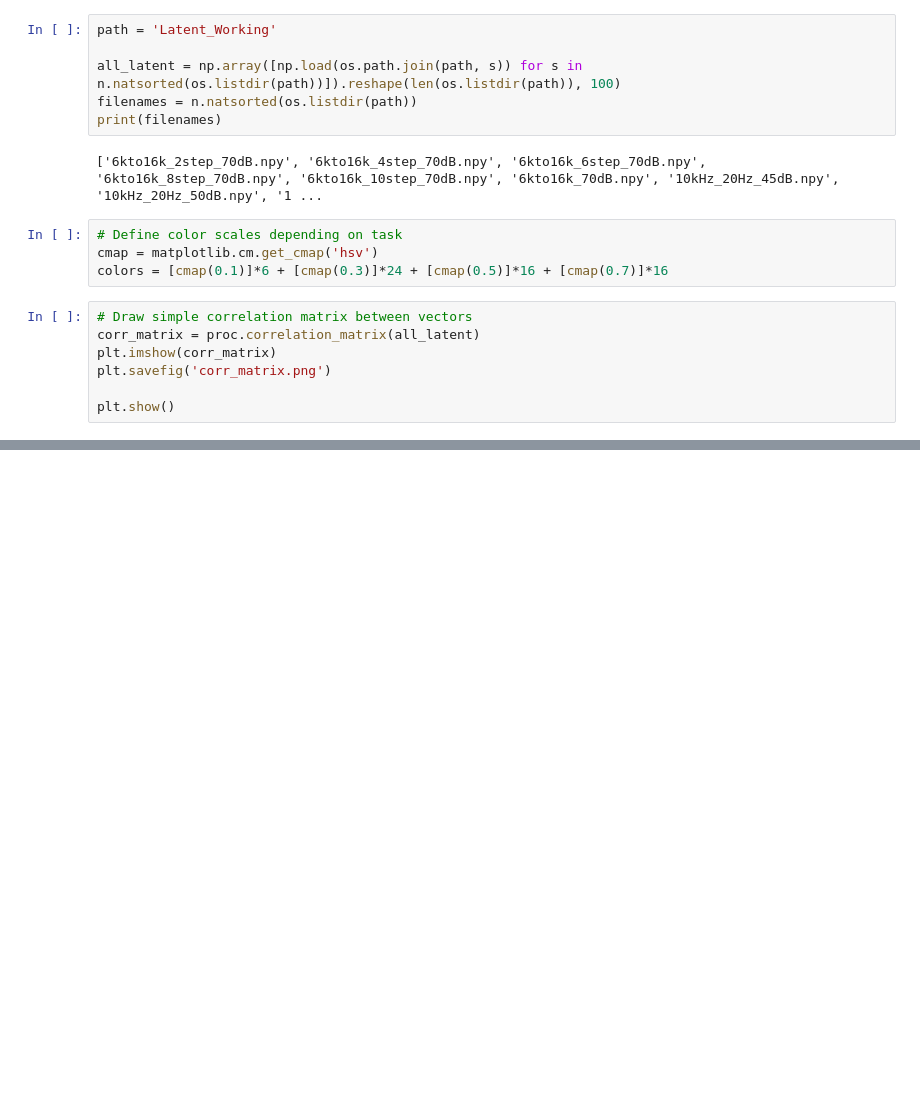
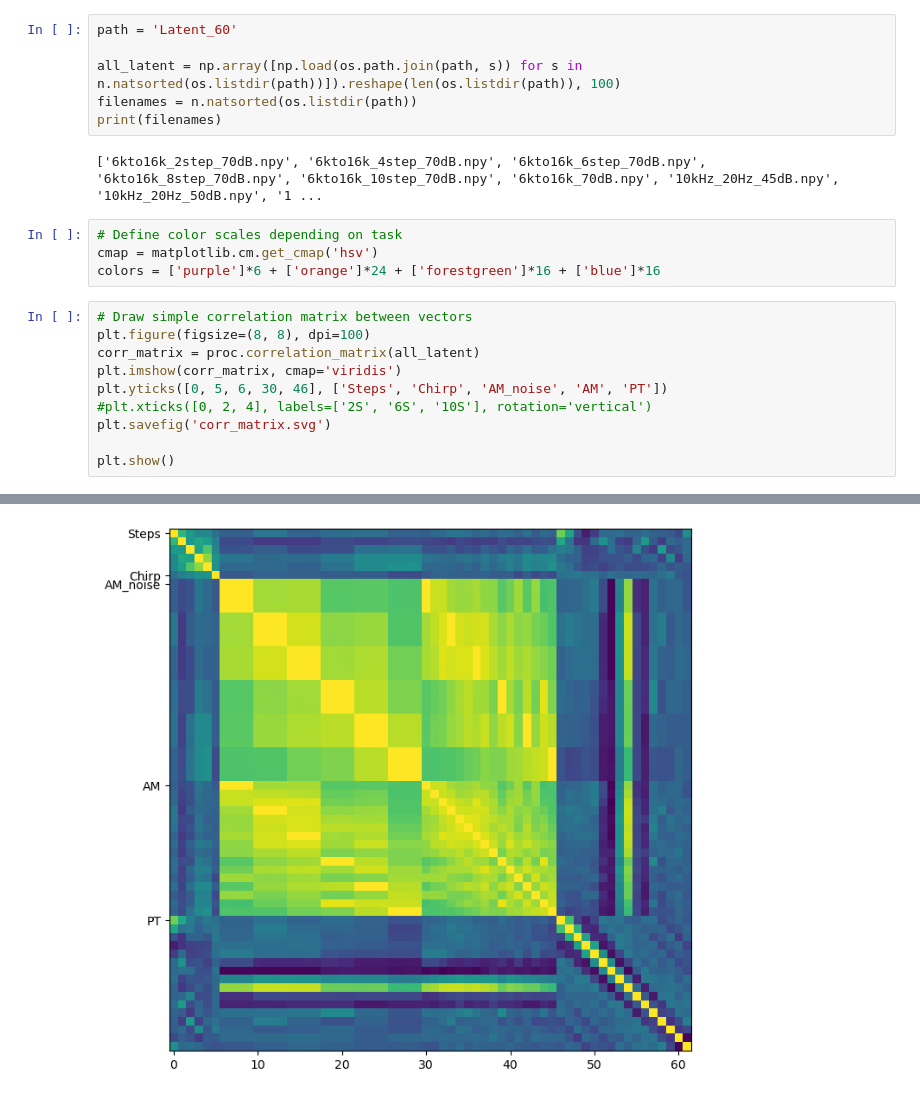
Before and after one commit to AntoninVerdier/Dimmy, a Jupyter notebook: Latent_Analysis.ipynb, the cells around one changed output, grey strips where cells are left out. Drawn from its saved outputs; the diff is of its cells as text; blank space fills up the shorter version.

```diff
--- a/Latent_Analysis.ipynb
+++ b/Latent_Analysis.ipynb
@@ -21,7 +22,7 @@ from sklearn.manifold import TSNE
 paths = s.paths()
 params = s.params()
 # %%
-path = 'Latent_Working'
+path = 'Latent_60'
 
 all_latent = np.array([np.load(os.path.join(path, s)) for s in n.natsorted(os.listdir(path))]).reshape(len(os.listdir(path)), 100)
 filenames = n.natsorted(os.listdir(path))
@@ -31,12 +32,15 @@ print(filenames)
 # %%
 # Define color scales depending on task
 cmap = matplotlib.cm.get_cmap('hsv')
-colors = [cmap(0.1)]*6 + [cmap(0.3)]*24 + [cmap(0.5)]*16 + [cmap(0.7)]*16
+colors = ['purple']*6 + ['orange']*24 + ['forestgreen']*16 + ['blue']*16
 # %%
 # Draw simple correlation matrix between vectors
+plt.figure(figsize=(8, 8), dpi=100)
 corr_matrix = proc.correlation_matrix(all_latent)
-plt.imshow(corr_matrix)
-plt.savefig('corr_matrix.png')
+plt.imshow(corr_matrix, cmap='viridis')
+plt.yticks([0, 5, 6, 30, 46], ['Steps', 'Chirp', 'AM_noise', 'AM', 'PT'])
+#plt.xticks([0, 2, 4], labels=['2S', '6S', '10S'], rotation='vertical')
+plt.savefig('corr_matrix.svg')
 
 plt.show()
 # %% [output]
@@ -45,3 +47,4 @@ plt.show()
+[figure, added]
 # %%
 # Plot latent representation in TSNE space
 fig = plt.figure(figsize=(8, 8), dpi=100)
```
Also changed, not shown: parts of 5 cells of this notebook, 4 other files.
